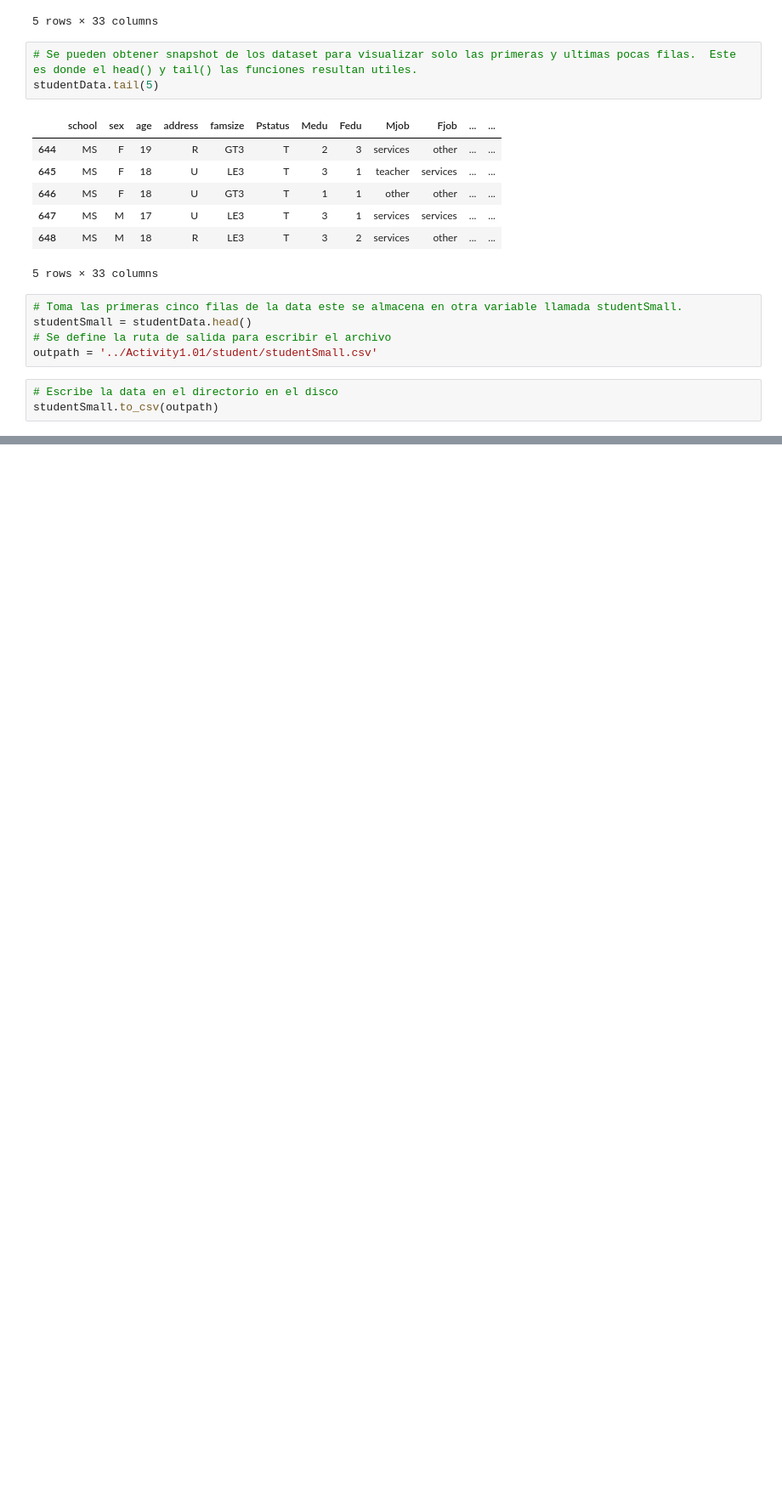
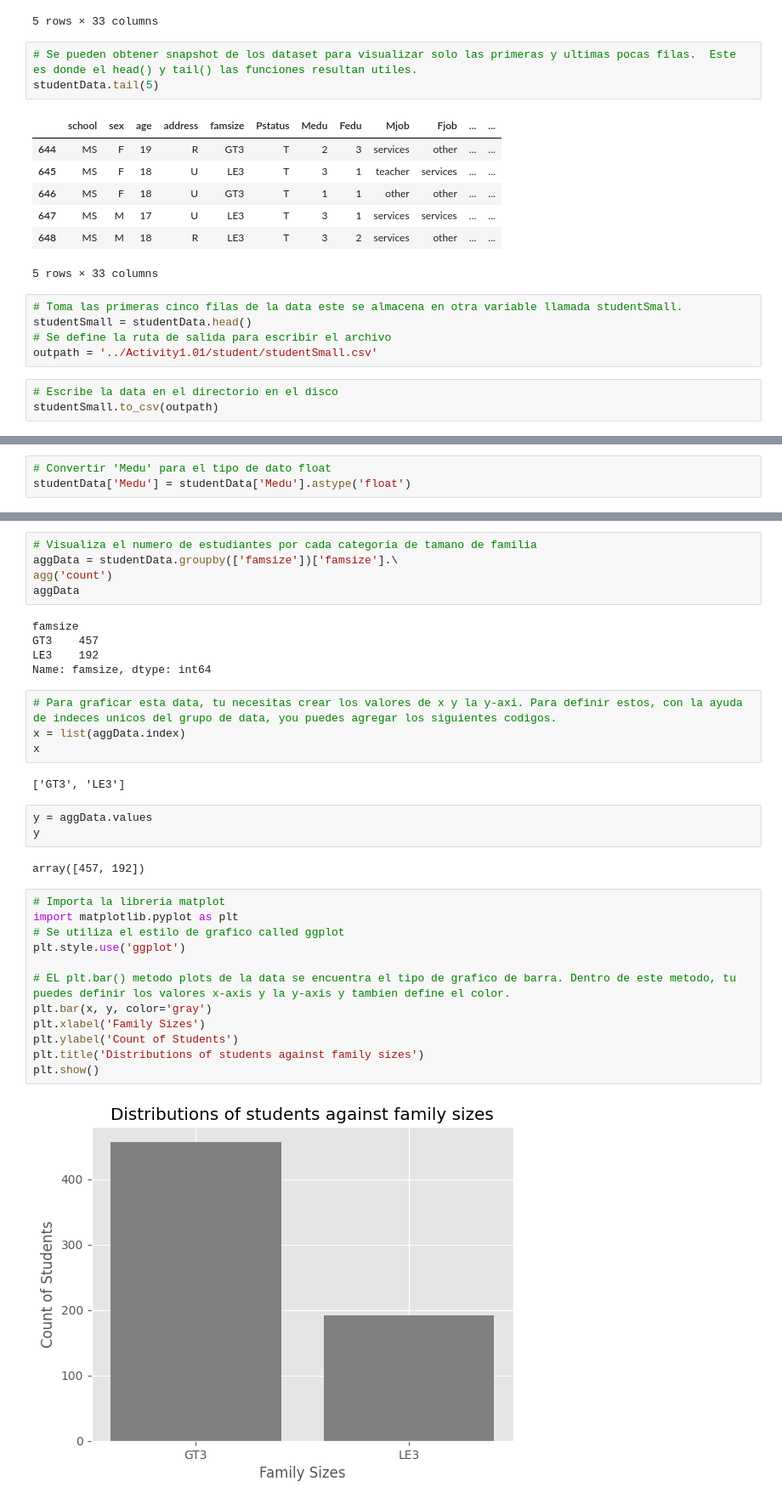
Before and after one commit to secarvallo/PANDAS, a Jupyter notebook: Activity1.01/01_Activity.ipynb, the cells around one changed output, grey strips where cells are left out. Shown at 85% size. Saved outputs shown, nothing was run; the diff lists cells and outputs as text; blank space fills up the shorter version.

Commit message:
Understanding th ebasic concepts of pandas: Data Visualization

```diff
--- a/Activity1.01/01_Activity.ipynb
+++ b/Activity1.01/01_Activity.ipynb
@@ -174,0 +197,3 @@ dtype: object
+# %%
+# Convertir 'Medu' para el tipo de dato float
+studentData['Medu'] = studentData['Medu'].astype('float')
@@ -174,0 +255,35 @@ dtype: object
+# %%
+# Visualiza el numero de estudiantes por cada categoria de tamano de familia
+aggData = studentData.groupby(['famsize'])['famsize'].\
+agg('count')
+aggData
+# %% [output]
+famsize
+GT3    457
+LE3    192
+Name: famsize, dtype: int64
+# %%
+# Para graficar esta data, tu necesitas crear los valores de x y la y-axi. Para definir estos, con la ayuda de indeces unicos del grupo de data, you puedes agregar los siguientes codigos.
+x = list(aggData.index)
+x
+# %% [output]
+['GT3', 'LE3']
+# %%
+y = aggData.values
+y
+# %% [output]
+array([457, 192])
+# %%
+# Importa la libreria matplot
+import matplotlib.pyplot as plt
+# Se utiliza el estilo de grafico called ggplot
+plt.style.use('ggplot')
+
+# EL plt.bar() metodo plots de la data se encuentra el tipo de grafico de barra. Dentro de este metodo, tu puedes definir los valores x-axis y la y-axis y tambien define el color.
+plt.bar(x, y, color='gray')
+plt.xlabel('Family Sizes')
+plt.ylabel('Count of Students')
+plt.title('Distributions of students against family sizes')
+plt.show()
+# %% [output]
+[figure, added]
```
Also changed, not shown: parts of 14 cells of this notebook.
